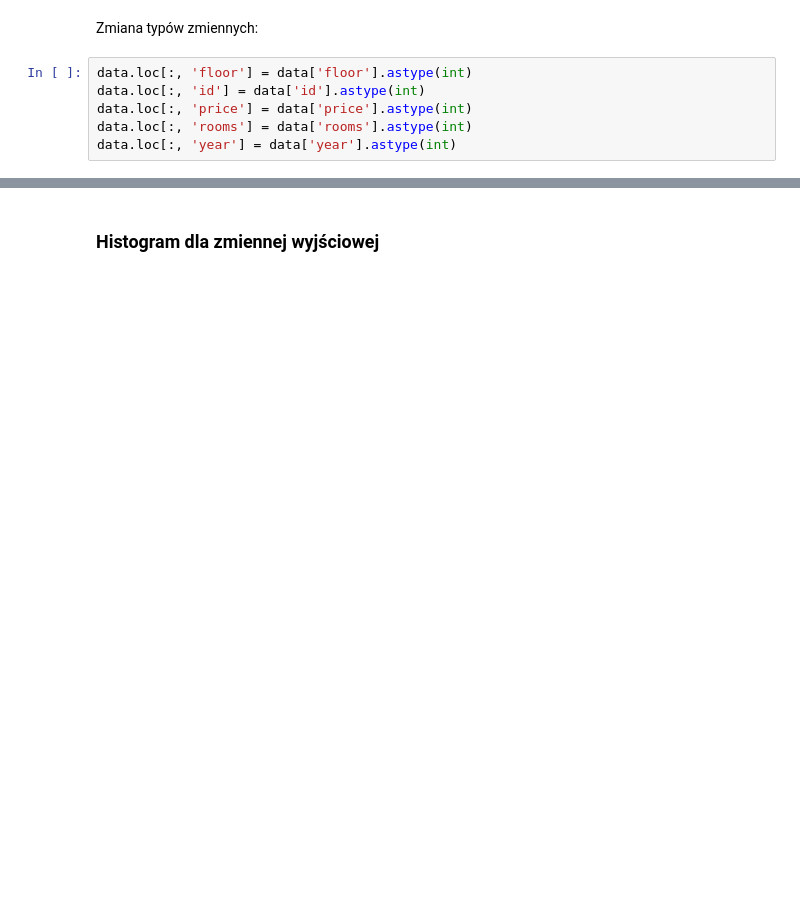
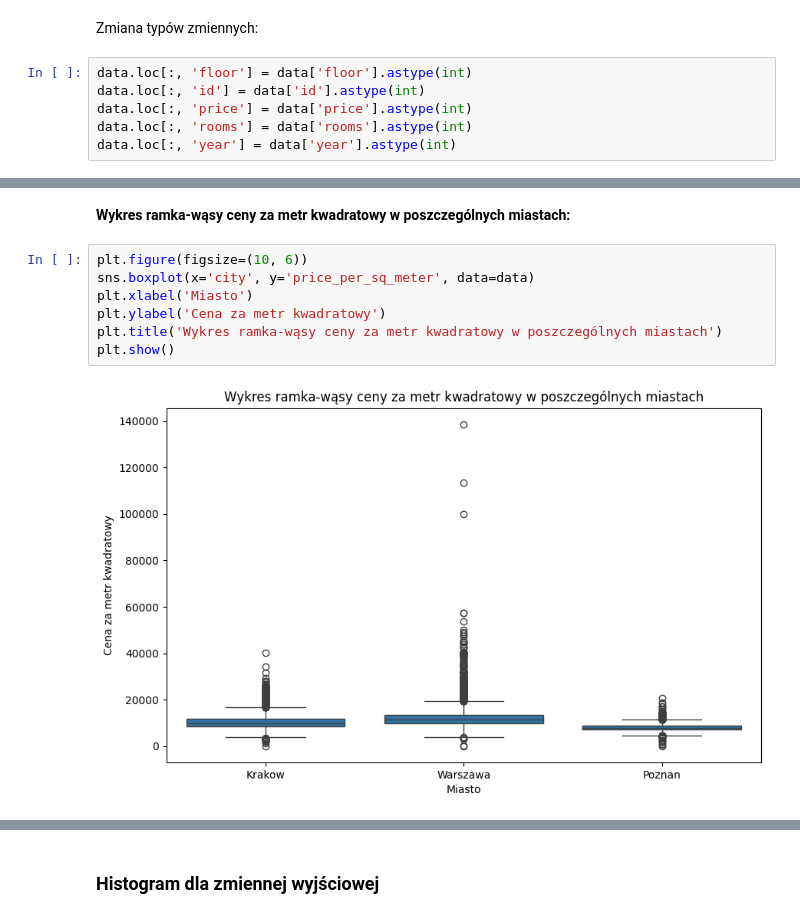
Before and after one commit to karoldziadkowiec/House-Price-Predictor-AI, a Jupyter notebook: House_Price_Predictor_AI.ipynb, the cells around one changed output, grey strips where cells are left out. Cells and saved outputs as stored; diff of their text form; blank space fills up the shorter version.

```diff
--- a/House_Price_Predictor_AI.ipynb
+++ b/House_Price_Predictor_AI.ipynb
@@ -186,0 +237,11 @@ data.describe()
+# %% [markdown]
+**Wykres ramka-wąsy ceny za metr kwadratowy w poszczególnych miastach:**
+# %%
+plt.figure(figsize=(10, 6))
+sns.boxplot(x='city', y='price_per_sq_meter', data=data)
+plt.xlabel('Miasto')
+plt.ylabel('Cena za metr kwadratowy')
+plt.title('Wykres ramka-wąsy ceny za metr kwadratowy w poszczególnych miastach')
+plt.show()
+# %% [output]
+[figure, added]
```
Also changed, not shown: parts of 90 cells of this notebook.
